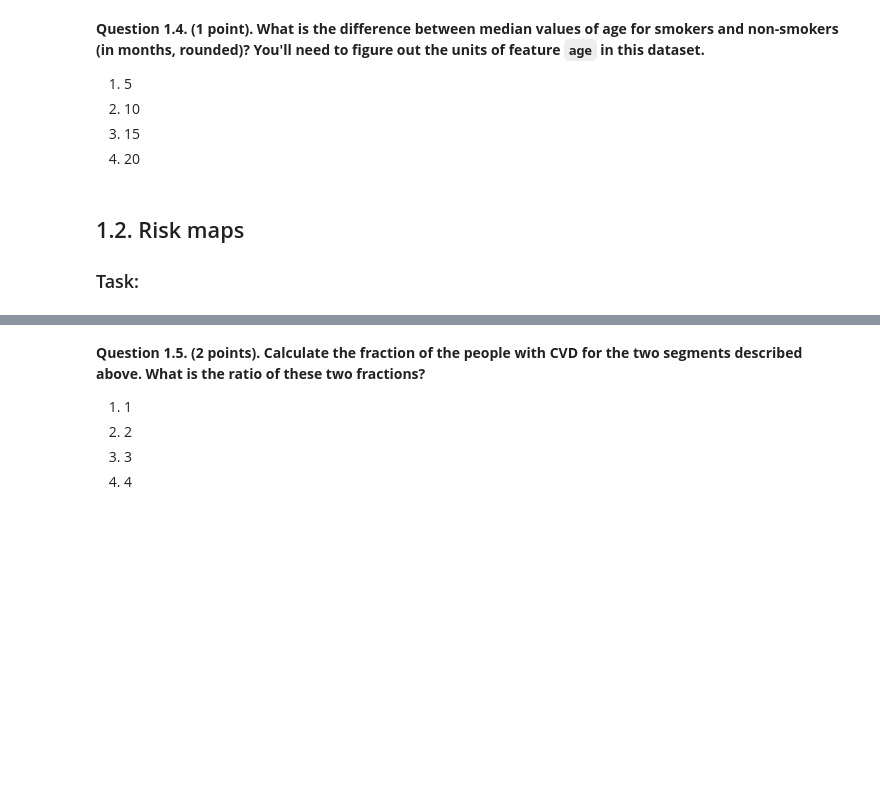
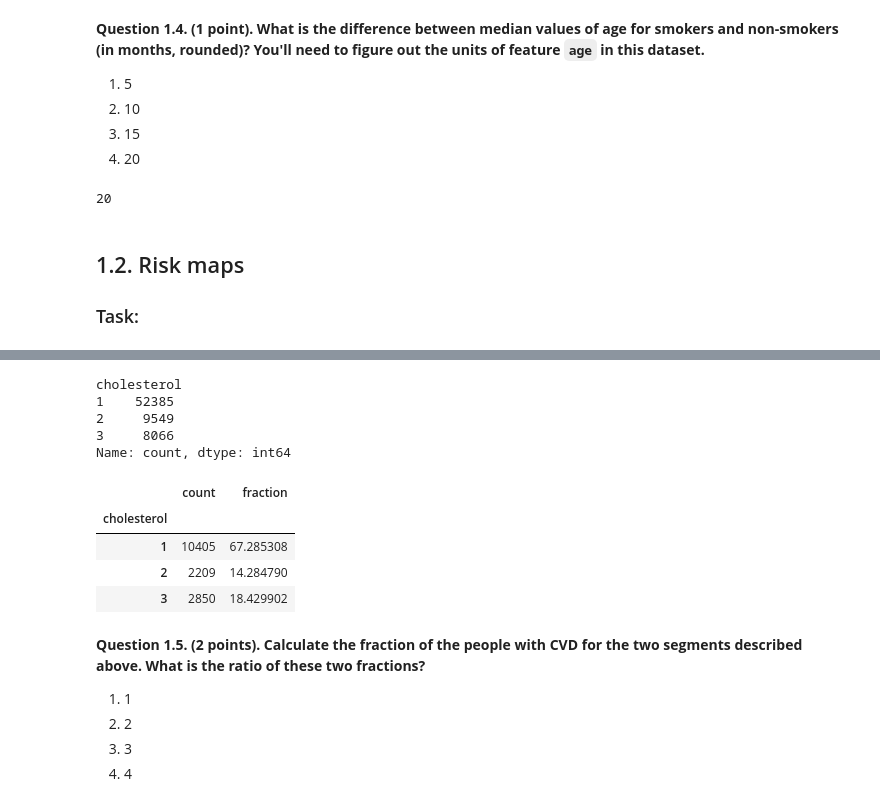
Before and after one commit to hellkirl/mlcourse.ai, a Jupyter notebook: book/assignment02/a2-demo-analyzing-cardiovascular-data.ipynb, the cells around one changed output, grey strips where cells are left out. Saved outputs shown, nothing was run; the diff lists cells and outputs as text; code cells hidden in the pictures; blank space fills up the shorter version.

```diff
--- a/book/assignment02/a2-demo-analyzing-cardiovascular-data.ipynb
+++ b/book/assignment02/a2-demo-analyzing-cardiovascular-data.ipynb
@@ -188,6 +212,10 @@ In the end, we have:
 2. 10
 3. 15
 4. 20
+# %%
+round(((df[df["smoke"] == 0]["age"] / 365.25).median() - (df[df["smoke"] == 1]["age"] / 365.25).median()) * 12)
+# %% [output]
+20
 # %% [markdown]
 ## 1.2. Risk maps
 ### Task:
@@ -209,3 +235,26 @@ Clarifications:
+# %%
+df["age_years"] = round(df["age"] / 365.25)
+df.loc[df["cholesterol"] == 4, "cholesterol"] = 1
+df.loc[df["cholesterol"] == 8, "cholesterol"] = 2
+df.loc[(df["cholesterol"] >= 5) & (df["cholesterol"] <= 7), "cholesterol"] = 2
+# %%
+df["cholesterol"].value_counts()
+# %% [output]
+cholesterol
+1    52385
+2     9549
+3     8066
+Name: count, dtype: int64
+# %%
+chol_old = df.query("60 <= age_years <= 64").groupby("cholesterol").size().reset_index(name="count").set_index("cholesterol")
+chol_old["fraction"] = (chol_old["count"] / sum(chol_old["count"])) * 100
+chol_old
+# %% [output]
+|  | count | fraction |
+| cholesterol |  |  |
+| 1 | 10405 | 67.285308 |
+| 2 | 2209 | 14.284790 |
+| 3 | 2850 | 18.429902 |
 # %% [markdown]
 **Question 1.5. (2 points). Calculate the fraction of the people with CVD for the two segments described above. What is the ratio of these two fractions?**
 
```
Also changed, not shown: parts of 17 cells of this notebook, 1 other file.
